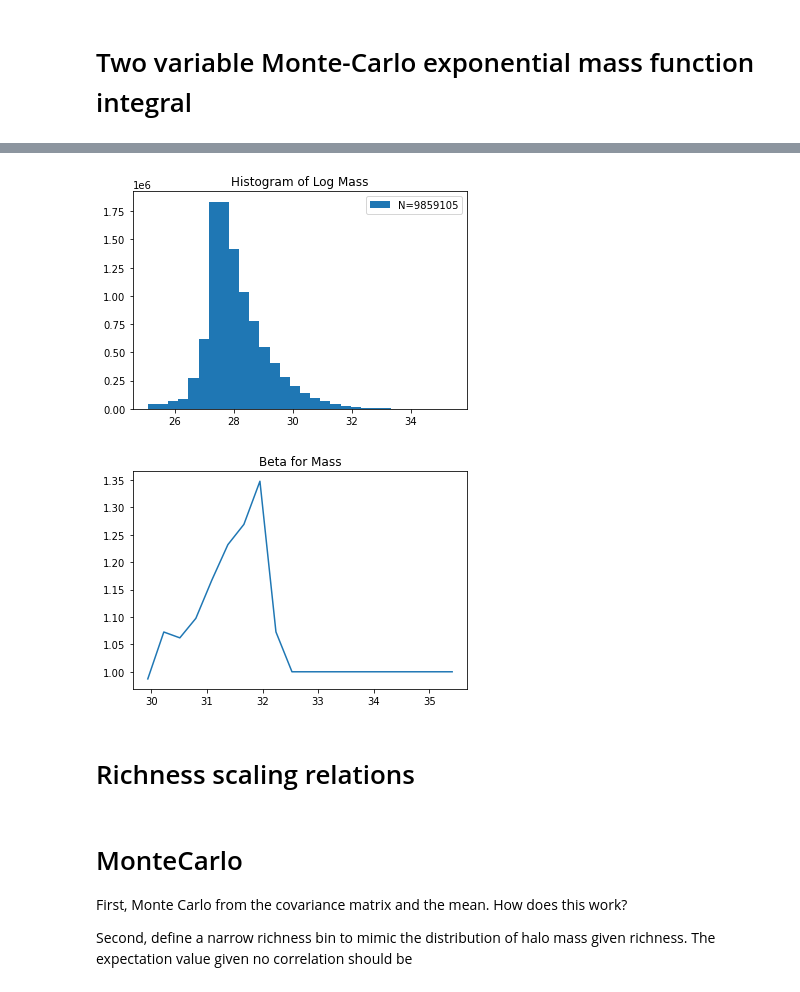
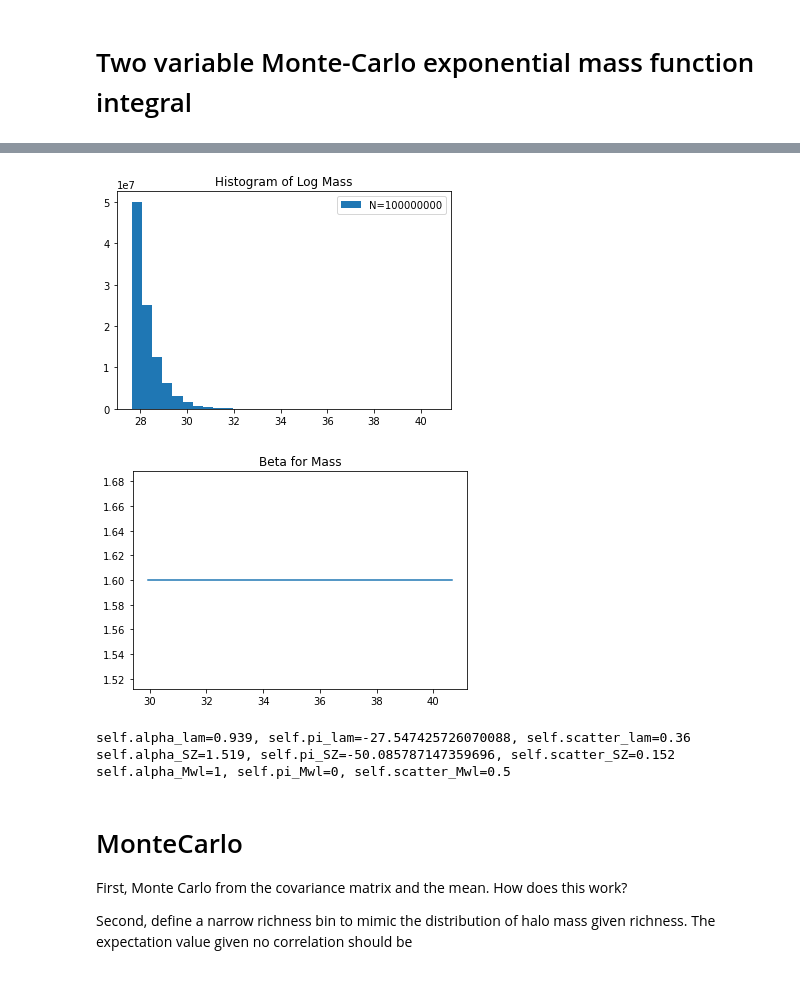
Before and after one commit to zchvsre/des_spt_selection, a Jupyter notebook: MC_theory/two_variable_monte_carlo_integral.ipynb, the cells around one changed output, grey strips where cells are left out. Cells and saved outputs as stored; diff of their text form; code cells hidden in the pictures.

Commit message:
debugged the two variable exponential and real mf cases

```diff
--- a/MC_theory/two_variable_monte_carlo_integral.ipynb
+++ b/MC_theory/two_variable_monte_carlo_integral.ipynb
@@ -22,9 +21,7 @@ from tqdm import tqdm,trange
 # %%
 from mass_function import MassFunction
 
-mf = MassFunction(kind="nbody")
+mf = MassFunction(kind="exponential")
 # %% [output]
-[figure, old version]
+[figure, new version]
-[figure, old version]
+[figure, new version]
-# %% [markdown]
-# Richness scaling relations
@@ -38,7 +28,11 @@ nh = len(lnM)
 # %%
-lnMwl_mean = copy.deepcopy(lnM)
-lnlam_mean = alpha_lam * lnM + pi_lam
-lnSZ_mean = alpha_SZ * lnM + pi_SZ
+from scaling_relation import ScalingRelation
+
+sr = ScalingRelation()
+# %% [output]
+self.alpha_lam=0.939, self.pi_lam=-27.547425726070088, self.scatter_lam=0.36
+self.alpha_SZ=1.519, self.pi_SZ=-50.085787147359696, self.scatter_SZ=0.152
+self.alpha_Mwl=1, self.pi_Mwl=0, self.scatter_Mwl=0.5
 # %% [markdown]
 # MonteCarlo
 
```
Also changed, not shown: parts of 12 cells of this notebook, 1 other file.
